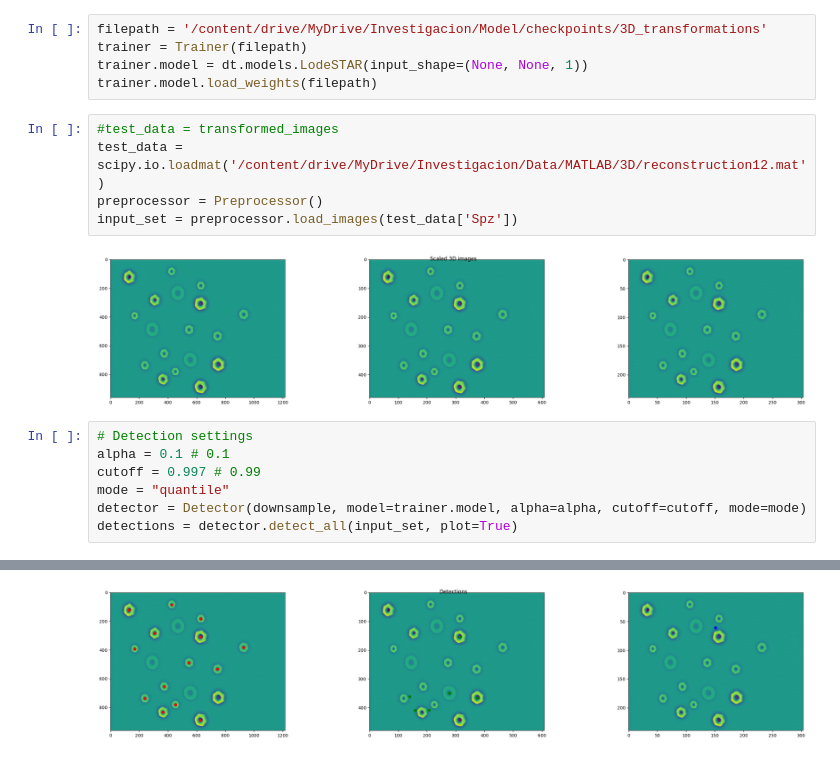
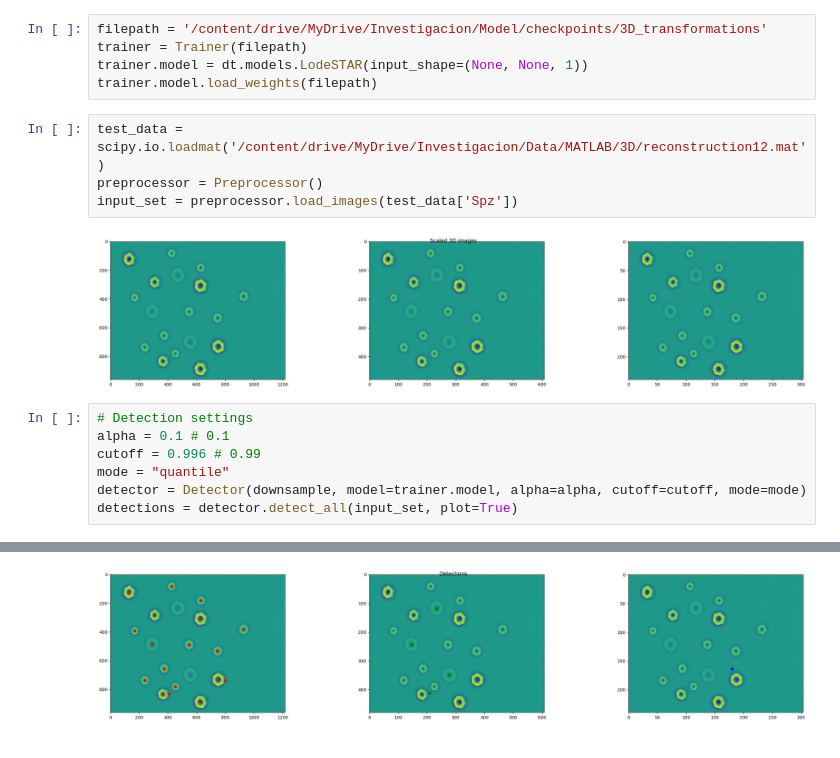
Before and after one commit to juanpb27/ssl_objects_detection, a Jupyter notebook: notebooks/Automated_3D_Data_Transformation.ipynb, the cells around one changed output, grey strips where cells are left out. Cells and saved outputs as stored; diff of their text form.

```diff
--- a/notebooks/Automated_3D_Data_Transformation.ipynb
+++ b/notebooks/Automated_3D_Data_Transformation.ipynb
@@ -474,7 +474,6 @@ trainer = Trainer(filepath)
 trainer.model = dt.models.LodeSTAR(input_shape=(None, None, 1))
 trainer.model.load_weights(filepath)
 # %%
-#test_data = transformed_images
 test_data = scipy.io.loadmat('/content/drive/MyDrive/Investigacion/Data/MATLAB/3D/reconstruction12.mat')
 preprocessor = Preprocessor()
 input_set = preprocessor.load_images(test_data['Spz'])
@@ -483,7 +482,7 @@ input_set = preprocessor.load_images(test_data['Spz'])
 # %%
 # Detection settings
 alpha = 0.1 # 0.1
-cutoff = 0.997 # 0.99
+cutoff = 0.996 # 0.99
 mode = "quantile"
 detector = Detector(downsample, model=trainer.model, alpha=alpha, cutoff=cutoff, mode=mode)
 detections = detector.detect_all(input_set, plot=True)
@@ -494,4 +493,4 @@ detections = detector.detect_all(input_set, plot=True)
-[figure, old version]
+[figure, new version]
 # %%
 postprocessor = Postprocessor()
 test_image = input_set[0]
```
Also changed, not shown: parts of 12 cells of this notebook.
